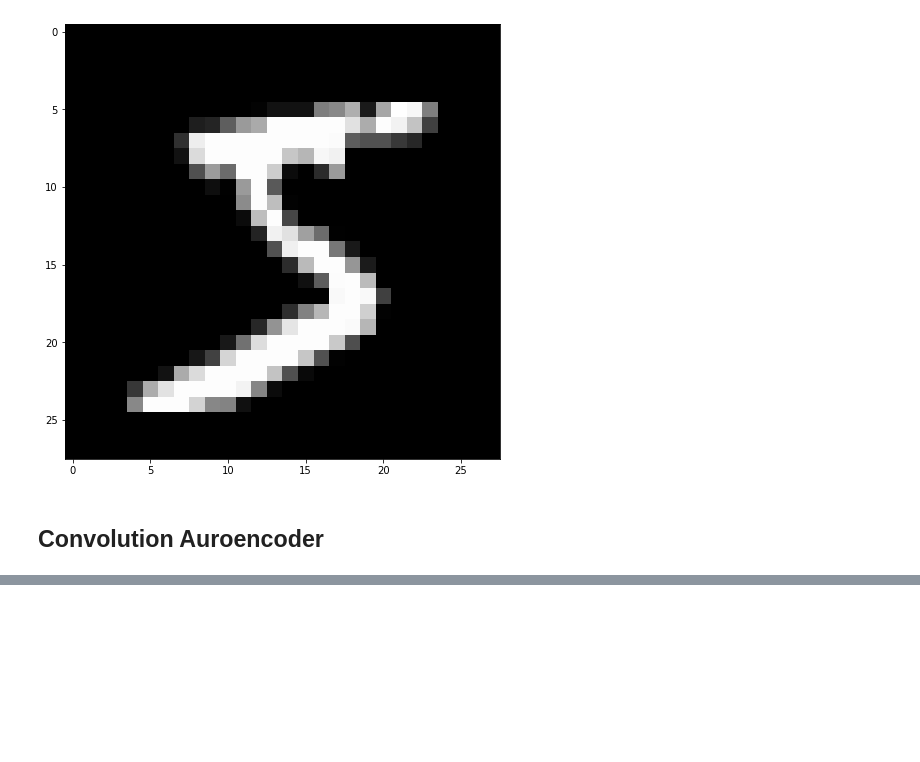
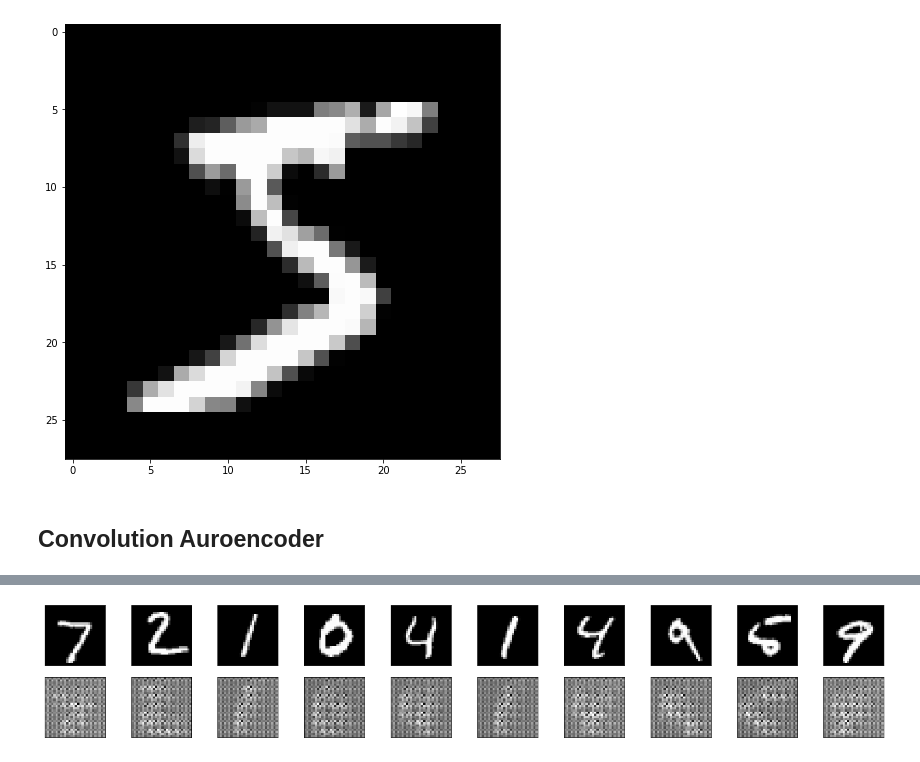
Before and after one commit to soni-ratnesh/autoencoder, a Jupyter notebook: Convolutional Autoencoder.ipynb, the cells around one changed output, grey strips where cells are left out. Saved outputs shown, nothing was run; the diff lists cells and outputs as text; code cells hidden in the pictures; blank space fills up the shorter version.

Commit message:
Train and Validate model
 Plot the real images with encoded images.

```diff
--- a/Convolutional Autoencoder.ipynb
+++ b/Convolutional Autoencoder.ipynb
@@ -69,11 +69,11 @@ print(model)
 criterion = nn.MSELoss()
 
 # optimizer function
-optimizer = torch.optim.Adam(model.parameters())
+optimizer = torch.optim.Adam(model.parameters(),lr=0.001 )
 # %%
 # number of epochs to train the model
 
-def train(model, criterion, optimizer, train_loader, lr=0.001, n_epochs=3):
+def train(model, criterion, optimizer, train_loader, lr=0.001, n_epochs=3, noise=False):
     """
     Train given model based on parameters given
     :param model: autoencoder model
@@ -90,6 +90,9 @@ def train(model, criterion, optimizer, train_loader, lr=0.001, n_epochs=3):
         train_loss = 0.0
         for data in train_loader:
             images, labels = data
+            if noise:
+                images = images + noise_factor * torch.randn(*images.shape)
+                images = np.clip(noisy_imgs, 0., 1.)
             optimizer.zero_grad()
             outputs = model(images)
             loss = criterion(outputs, images)
@@ -176,0 +199,25 @@ train(model, criterion, optimizer, train_loader)
+# %%
+def plot(model, test_loader):
+    dataiter = iter(test_loader)
+    images, labels = dataiter.next()
+
+#     images_flatten = images.view(images.size(0), -1)
+    # get sample outputs
+    output = model(images)
+
+    images = images.numpy()
+    output = output.view(batch_size, 1, 28, 28)
+    output = output.detach().numpy()
+
+    # plot the first ten input images and then reconstructed images
+    fig, axes = plt.subplots(nrows=2, ncols=10, sharex=True, sharey=True, figsize=(25,4))
+
+    # input images on top row, reconstructions on bottom
+    for images, row in zip([images, output], axes):
+        for img, ax in zip(images, row):
+            ax.imshow(np.squeeze(img), cmap='gray')
+            ax.get_xaxis().set_visible(False)
+            ax.get_yaxis().set_visible(False)
+plot(model, test_loader)
+# %% [output]
+[figure, added]
```
Also changed, not shown: parts of 2 cells of this notebook.
